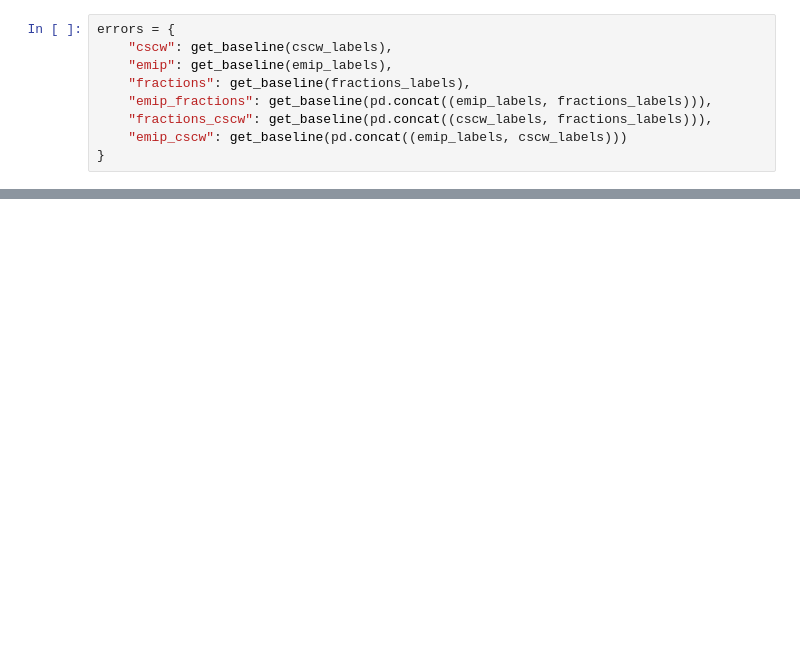
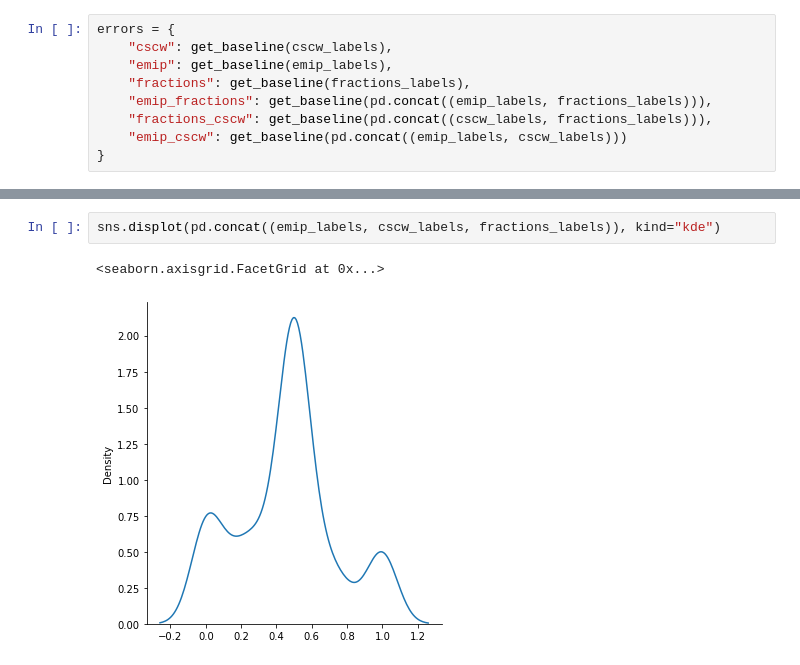
Before and after one commit to s0lvang/ideal-pancake, a Jupyter notebook: misc/notebooks/baselines.ipynb, the cells around one changed output, grey strips where cells are left out. Saved outputs shown, nothing was run; the diff lists cells and outputs as text; blank space fills up the shorter version.

```diff
--- a/misc/notebooks/baselines.ipynb
+++ b/misc/notebooks/baselines.ipynb
@@ -67,0 +79,5 @@ errors
+# %%
+sns.displot(pd.concat((emip_labels, cscw_labels, fractions_labels)), kind="kde")
+# %% [output]
+<seaborn.axisgrid.FacetGrid at 0x...>
+[figure, added]
```
Also changed, not shown: parts of 5 cells of this notebook, 4 other files.
